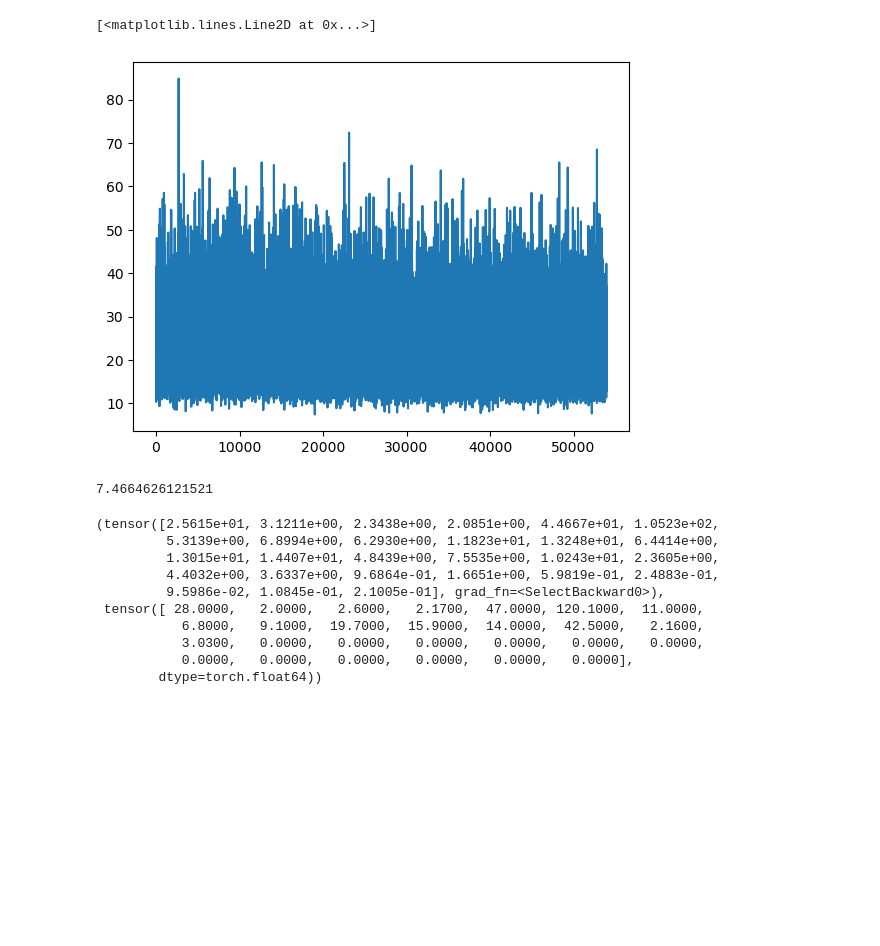
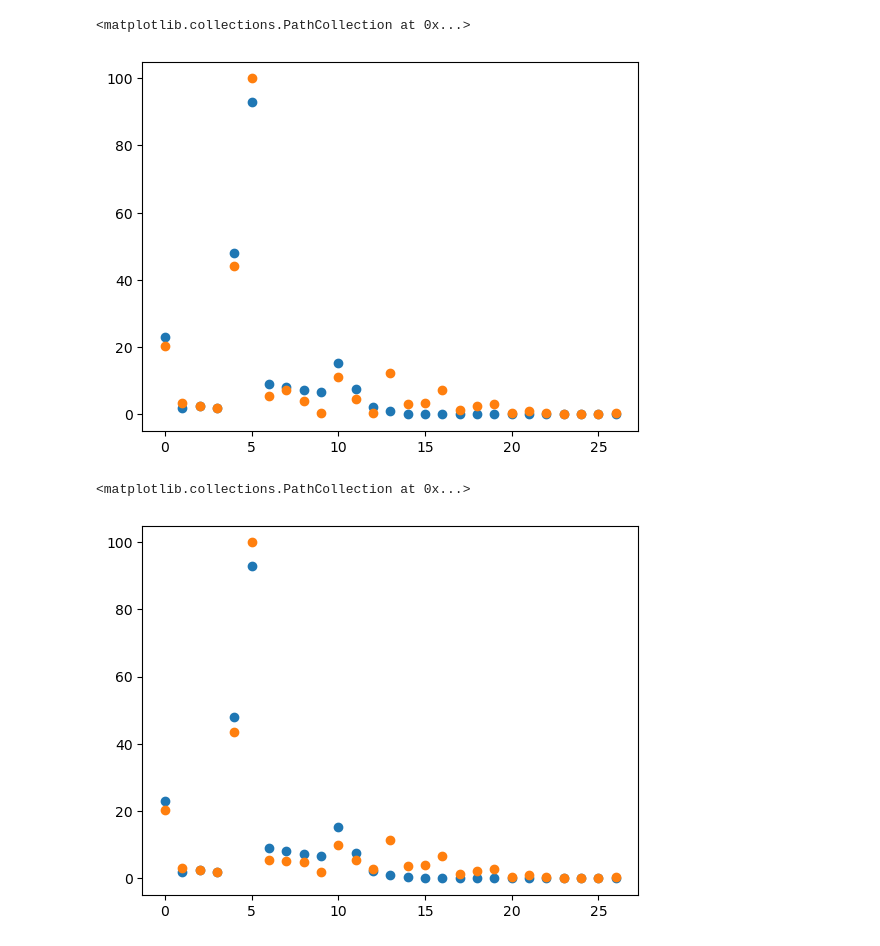
Before and after one commit to yhhjo/MountainAI, a Jupyter notebook: Transformer/Train.ipynb, the cells around one changed output. Drawn from its saved outputs; the diff is of its cells as text; code cells hidden in the pictures; blank space fills up the shorter version.

```diff
--- a/Transformer/Train.ipynb
+++ b/Transformer/Train.ipynb
@@ -95,9 +156,0 @@ plt.plot(range(len(epoch_loss)), epoch_loss)
-# %%
-plt.plot(range(len(batch_loss)), batch_loss)
-# %% [output]
-[<matplotlib.lines.Line2D at 0x...>]
-[figure, removed]
-# %%
-min(batch_loss)
-# %% [output]
-7.4664626121521
@@ -111,13 +157,8 @@ for i, (x, y) in enumerate(dataloader_train):
-# %%
-optimizePrime(x)[0], y[0]
-# %% [output]
-(tensor([2.5615e+01, 3.1211e+00, 2.3438e+00, 2.0851e+00, 4.4667e+01, 1.0523e+02,
-         5.3139e+00, 6.8994e+00, 6.2930e+00, 1.1823e+01, 1.3248e+01, 6.4414e+00,
-         1.3015e+01, 1.4407e+01, 4.8439e+00, 7.5535e+00, 1.0243e+01, 2.3605e+00,
-         4.4032e+00, 3.6337e+00, 9.6864e-01, 1.6651e+00, 5.9819e-01, 2.4883e-01,
-         9.5986e-02, 1.0845e-01, 2.1005e-01], grad_fn=<SelectBackward0>),
- tensor([ 28.0000,   2.0000,   2.6000,   2.1700,  47.0000, 120.1000,  11.0000,
-           6.8000,   9.1000,  19.7000,  15.9000,  14.0000,  42.5000,   2.1600,
-           3.0300,   0.0000,   0.0000,   0.0000,   0.0000,   0.0000,   0.0000,
-           0.0000,   0.0000,   0.0000,   0.0000,   0.0000,   0.0000],
-        dtype=torch.float64))
+# %%
+X = (optimizePrime(x)[0])
+X = X.detach().numpy()
+plt.scatter(range(len(y[0])), y[0])
+plt.scatter(range(len(X)), X)
+# %% [output]
+<matplotlib.collections.PathCollection at 0x...>
+[figure, added]
@@ -123,0 +167,8 @@ optimizePrime(x)[0], y[0]
+# %%
+X = (optimizePrime(x)[0])
+X = X.detach().numpy()
+plt.scatter(range(len(y[0])), y[0])
+plt.scatter(range(len(X)), X)
+# %% [output]
+<matplotlib.collections.PathCollection at 0x...>
+[figure, added]
```
Also changed, not shown: parts of 8 cells of this notebook, 8 other files.
